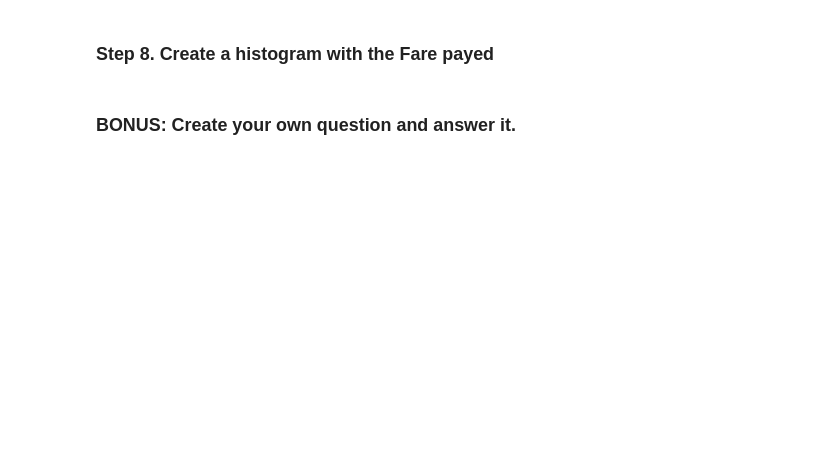
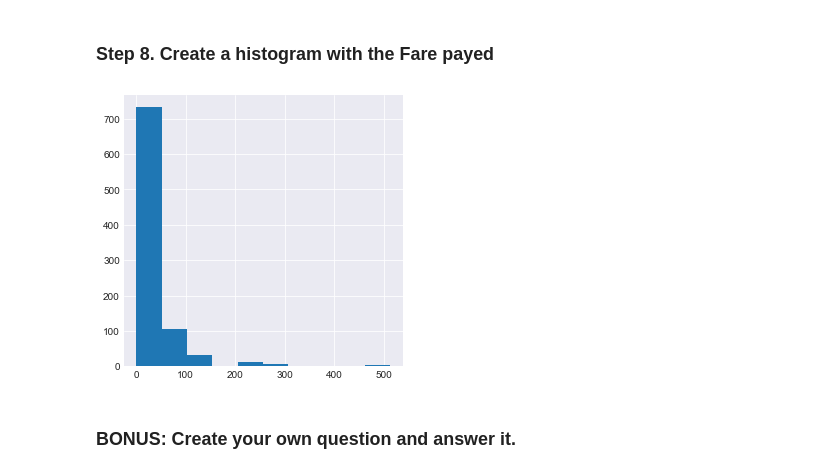
Before and after one commit to zhiyixu/pandas_exercises, a Jupyter notebook: 07_Visualization/Titanic_Desaster/Exercises.ipynb, the cells around one changed output. Saved outputs shown, nothing was run; the diff lists cells and outputs as text; code cells hidden in the pictures; blank space fills up the shorter version.

```diff
--- a/07_Visualization/Titanic_Desaster/Exercises.ipynb
+++ b/07_Visualization/Titanic_Desaster/Exercises.ipynb
@@ -85,4 +96,13 @@ titanic.head()
 # %% [markdown]
 ### Step 8. Create a histogram with the Fare payed
+# %%
+titanic.head()
+
+fig, ax = plt.subplots(figsize=(5, 5))
+ax.hist(titanic.Fare)
+
+plt.show()
+# %% [output]
+[figure, added]
 # %% [markdown]
 ### BONUS: Create your own question and answer it.
```
Also changed, not shown: parts of 5 cells of this notebook.
